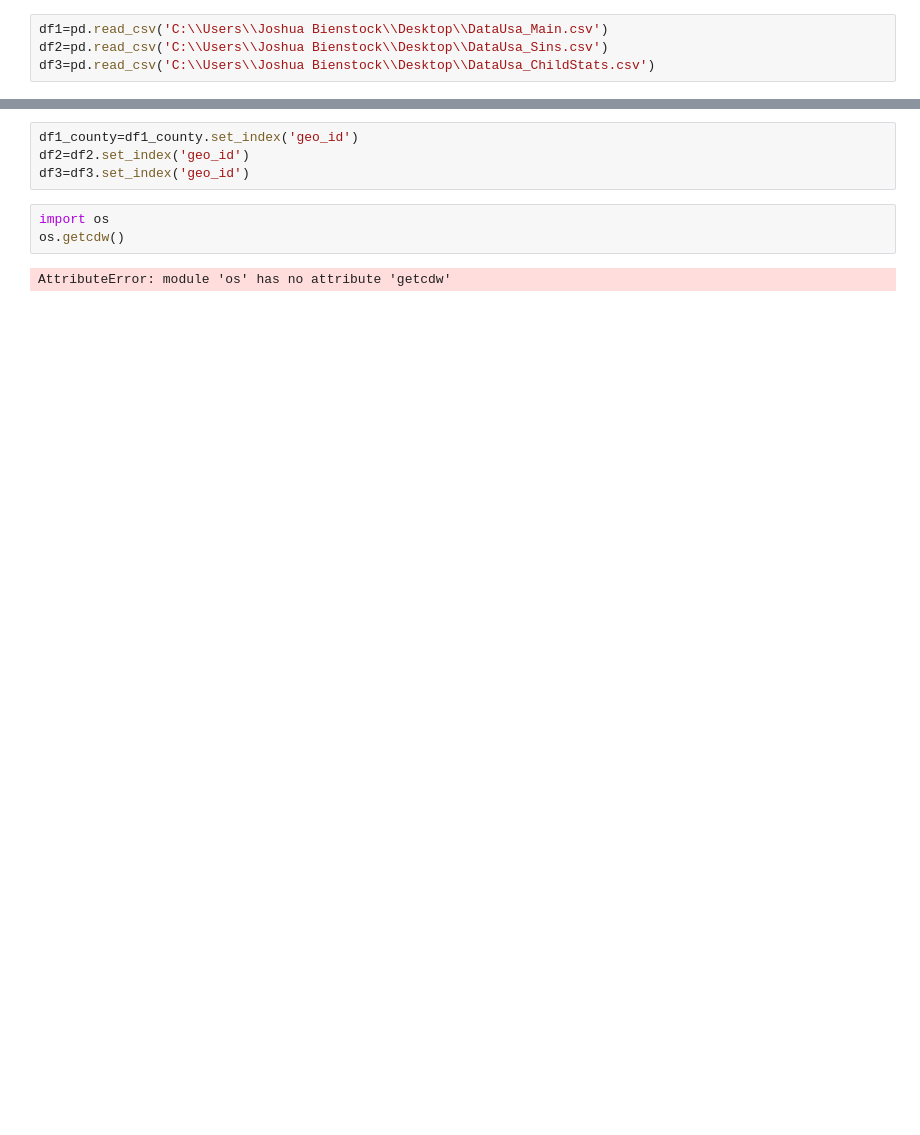
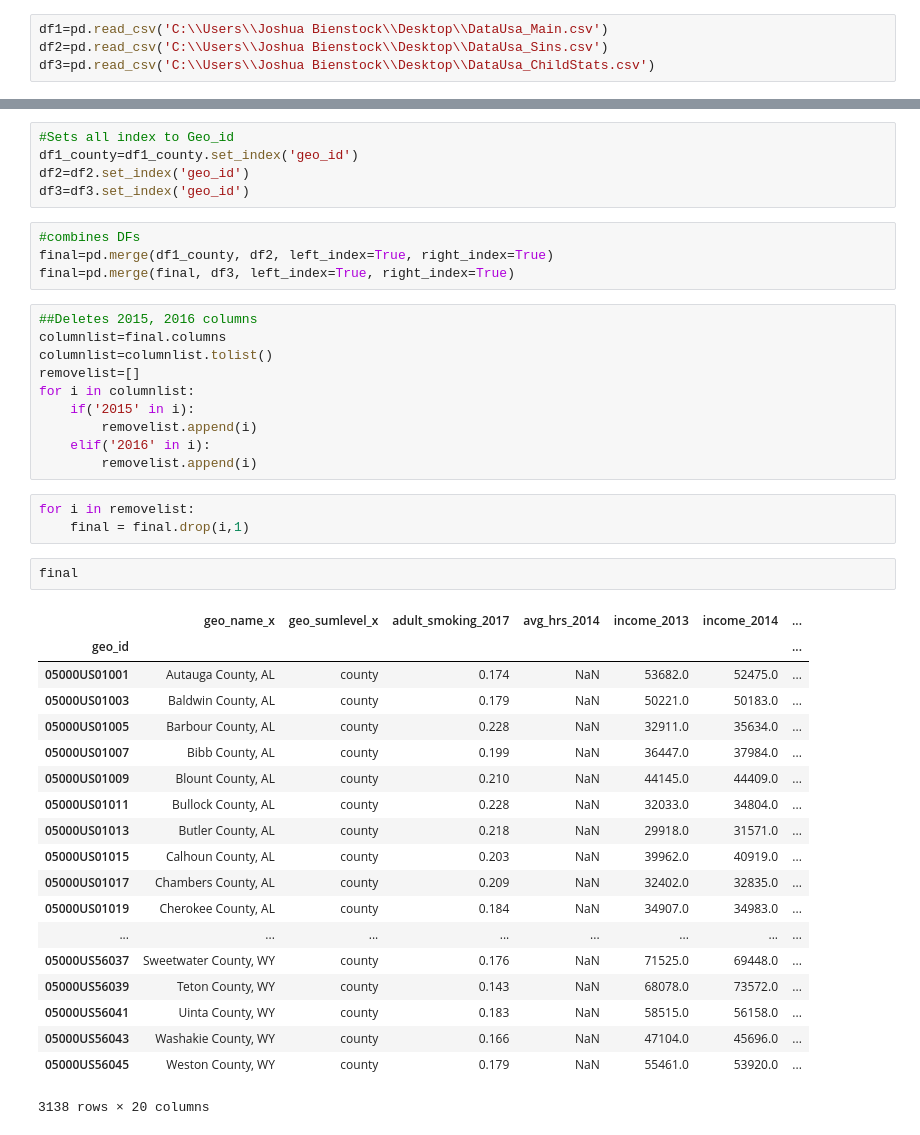
Before and after one commit to jab678/Databootcamp_final_project, a Jupyter notebook: Final_Project.ipynb, the cells around one changed output, grey strips where cells are left out. Drawn from its saved outputs; the diff is of its cells as text; blank space fills up the shorter version.

```diff
--- a/Final_Project.ipynb
+++ b/Final_Project.ipynb
@@ -23,10 +24,45 @@ df3=pd.read_csv('C:\\Users\\Joshua Bienstock\\Desktop\\DataUsa_ChildStats.csv')
 df1_county = df1[df1['geo_sumlevel']=='county']
 # %%
+#Sets all index to Geo_id
 df1_county=df1_county.set_index('geo_id')
 df2=df2.set_index('geo_id')
 df3=df3.set_index('geo_id')
-# %%
-import os
-os.getcdw()
-# %% [output]
-AttributeError: module 'os' has no attribute 'getcdw'
+# %%
+#combines DFs
+final=pd.merge(df1_county, df2, left_index=True, right_index=True)
+final=pd.merge(final, df3, left_index=True, right_index=True)
+# %%
+##Deletes 2015, 2016 columns
+columnlist=final.columns
+columnlist=columnlist.tolist()
+removelist=[]
+for i in columnlist:
+    if('2015' in i):
+        removelist.append(i)
+    elif('2016' in i):
+        removelist.append(i)
+# %%
+for i in removelist:
+    final = final.drop(i,1)
+# %%
+final
+# %% [output]
+|  | geo_name_x | geo_sumlevel_x | adult_smoking_2017 | avg_hrs_2014 | income_2013 | income_2014 | ... |
+| geo_id |  |  |  |  |  |  | ... |
+| 05000US01001 | Autauga County, AL | county | 0.174 | NaN | 53682.0 | 52475.0 | ... |
+| 05000US01003 | Baldwin County, AL | county | 0.179 | NaN | 50221.0 | 50183.0 | ... |
+| 05000US01005 | Barbour County, AL | county | 0.228 | NaN | 32911.0 | 35634.0 | ... |
+| 05000US01007 | Bibb County, AL | county | 0.199 | NaN | 36447.0 | 37984.0 | ... |
+| 05000US01009 | Blount County, AL | county | 0.210 | NaN | 44145.0 | 44409.0 | ... |
+| 05000US01011 | Bullock County, AL | county | 0.228 | NaN | 32033.0 | 34804.0 | ... |
+| 05000US01013 | Butler County, AL | county | 0.218 | NaN | 29918.0 | 31571.0 | ... |
+| 05000US01015 | Calhoun County, AL | county | 0.203 | NaN | 39962.0 | 40919.0 | ... |
+| 05000US01017 | Chambers County, AL | county | 0.209 | NaN | 32402.0 | 32835.0 | ... |
+| 05000US01019 | Cherokee County, AL | county | 0.184 | NaN | 34907.0 | 34983.0 | ... |
+| ... | ... | ... | ... | ... | ... | ... | ... |
+| 05000US56037 | Sweetwater County, WY | county | 0.176 | NaN | 71525.0 | 69448.0 | ... |
+| 05000US56039 | Teton County, WY | county | 0.143 | NaN | 68078.0 | 73572.0 | ... |
+| 05000US56041 | Uinta County, WY | county | 0.183 | NaN | 58515.0 | 56158.0 | ... |
+| 05000US56043 | Washakie County, WY | county | 0.166 | NaN | 47104.0 | 45696.0 | ... |
+| 05000US56045 | Weston County, WY | county | 0.179 | NaN | 55461.0 | 53920.0 | ... |
+3138 rows × 20 columns
```
Also changed, not shown: parts of 2 cells of this notebook.
